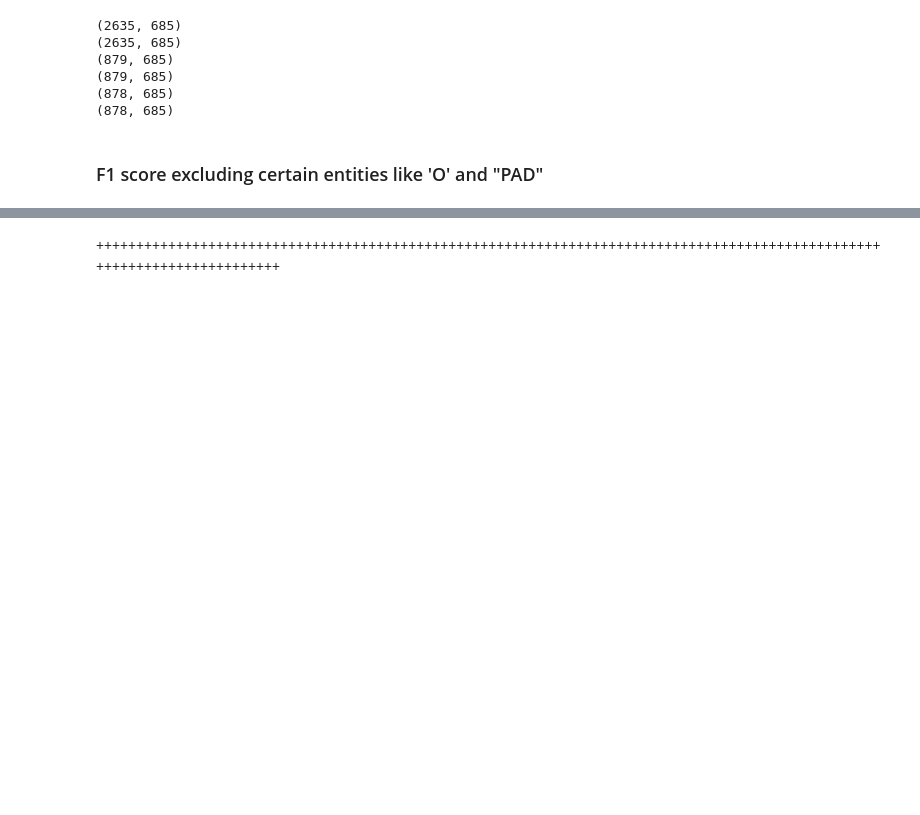
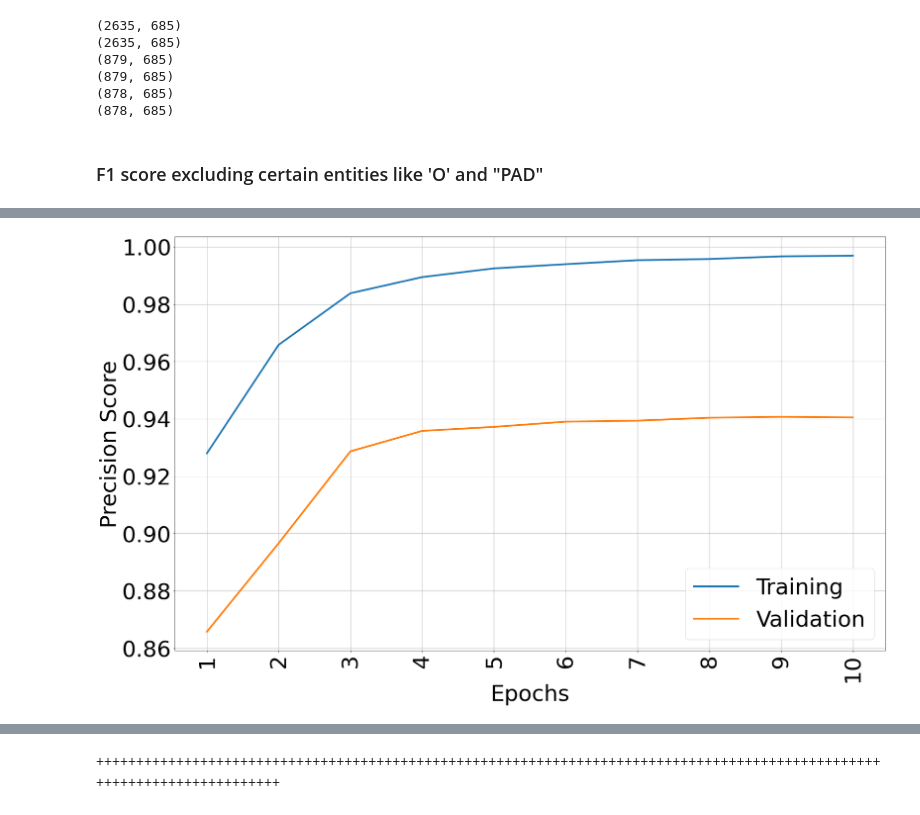
Before and after one commit to mhmdrdwn/medm, a Jupyter notebook: notebooks/lstm-models.ipynb, the cells around one changed output, grey strips where cells are left out. Drawn from its saved outputs; the diff is of its cells as text; code cells hidden in the pictures; blank space fills up the shorter version.

```diff
--- a/notebooks/lstm-models.ipynb
+++ b/notebooks/lstm-models.ipynb
@@ -469,0 +283,4 @@ c0006159 t040 t040
+# %%
+make_plot(train_precision_epochs, val_precision_epochs, 'Precision Score')
+# %% [output]
+[figure, added]
```
Also changed, not shown: parts of 53 cells of this notebook.
